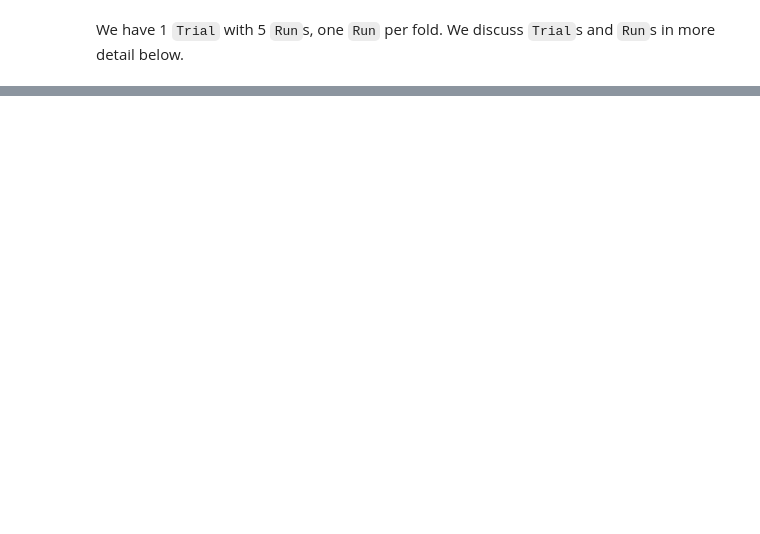
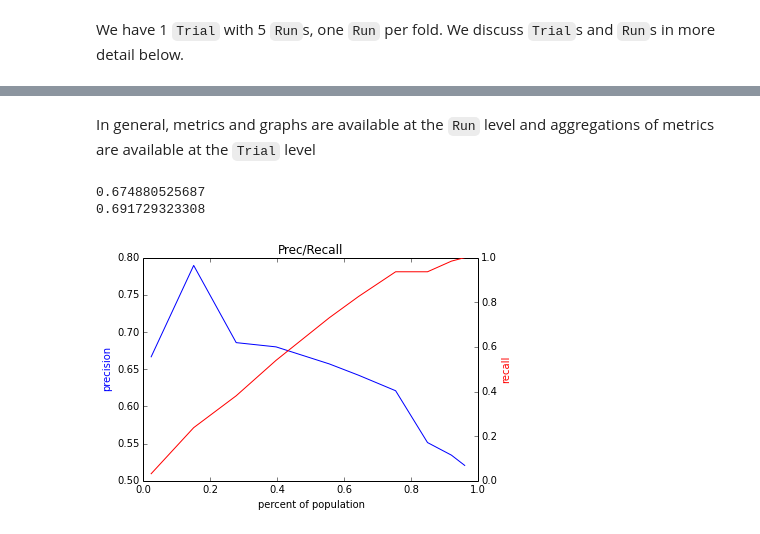
Before and after one commit to dssg/diogenes, a Jupyter notebook: doc/notebooks/grid_search.ipynb, the cells around one changed output, grey strips where cells are left out. Drawn from its saved outputs; the diff is of its cells as text; code cells hidden in the pictures; blank space fills up the shorter version.

Commit message:
draft of grid_search notebook

```diff
--- a/doc/notebooks/grid_search.ipynb
+++ b/doc/notebooks/grid_search.ipynb
@@ -227,0 +242,8 @@ diogenes.display.plot_box_plot(col)
+# %%
+clfs = [{'clf': RandomForestClassifier, 'n_estimators': [10, 50]}]
+subsets = [{'subset': diogenes.grid_search.subset.SubsetRandomRowsEvenDistribution,
+            'subset_size': [500, 1000],
+            'n_subsets': [3]}]
+cvs = [{'cv': StratifiedKFold, 'n_folds': [4]}]
+exp = diogenes.grid_search.experiment.Experiment(M, labels, clfs=clfs, subsets=subsets, cvs=cvs)
+_ = exp.run()
@@ -227,0 +272,7 @@ diogenes.display.plot_box_plot(col)
+# %%
+trial_0 = exp.trials[0]
+for runs_by_subset in trial_0.runs:
+    for run in runs_by_subset:
+        print 'Run from subset: {}, fold: {}'.format(
+            run.subset_note['sample_num'],
+            run.cv_note['fold'])
@@ -227,0 +312,12 @@ diogenes.display.plot_box_plot(col)
+# %% [markdown]
+In general, metrics and graphs are available at the `Run` level and aggregations of metrics are available at the `Trial` level
+# %%
+print trial_0.average_score()
+
+run_0 = trial_0.runs_flattened()[0]
+print run_0.f1_score()
+fig = run_0.prec_recall_curve()
+# %% [output]
+0.674880525687
+0.691729323308
+[figure, added]
```
Also changed, not shown: parts of 19 cells of this notebook, 1 other file.
